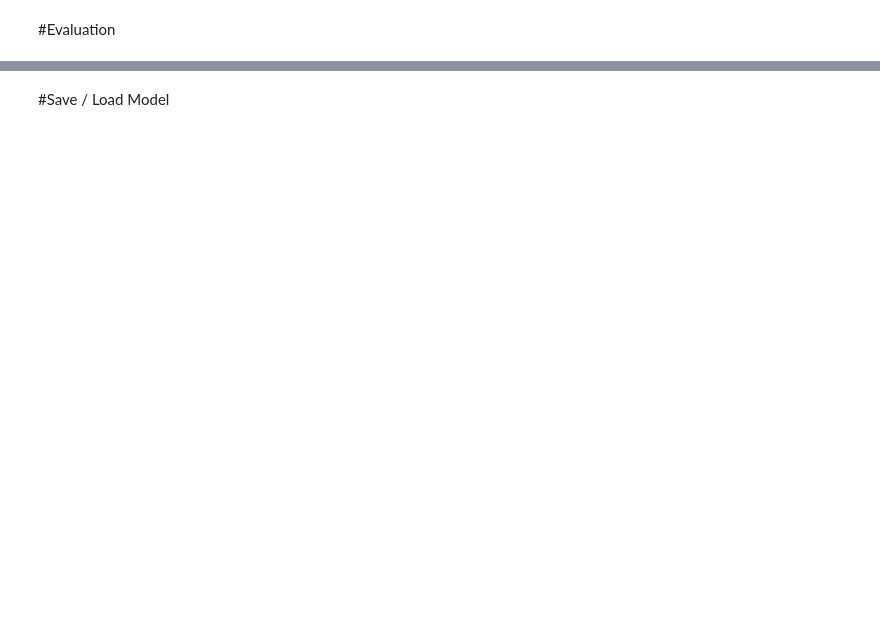
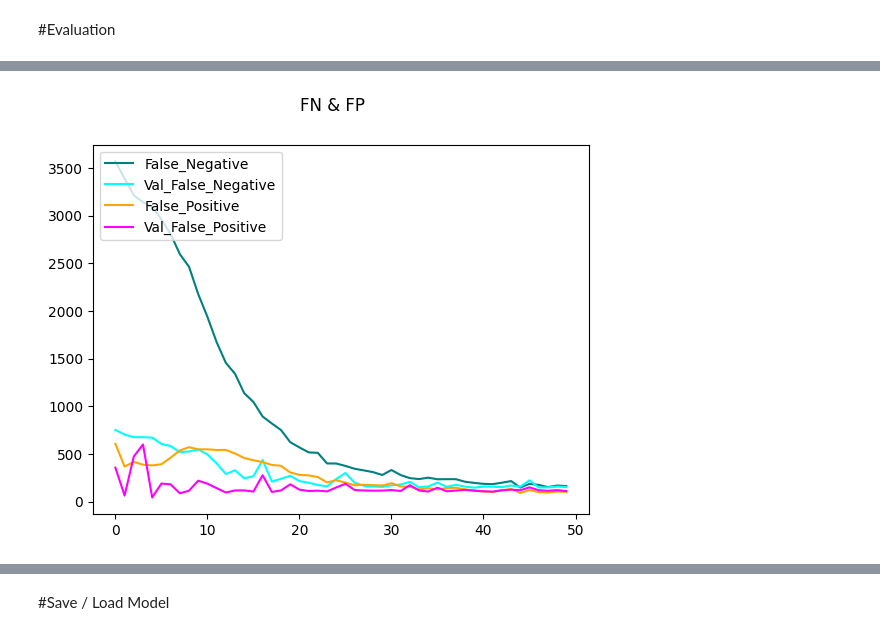
Before and after one commit to Check-Your-Skin/checkyourskin-ml_model, a Jupyter notebook: Data Preparation/HAM10000_DP.ipynb, the cells around one changed output, grey strips where cells are left out. Cells and saved outputs as stored; diff of their text form; code cells hidden in the pictures; blank space fills up the shorter version.

```diff
--- a/Data Preparation/HAM10000_DP.ipynb
+++ b/Data Preparation/HAM10000_DP.ipynb
@@ -272,3 +303,14 @@ plt.show()
+# %%
+fig = plt.figure()
+plt.plot(hist.history['false_negatives'], color='teal', label='False_Negative')
+plt.plot(hist.history['val_false_negatives'], color='cyan', label='Val_False_Negative')
+plt.plot(hist.history['false_positives'], color='orange', label='False_Positive')
+plt.plot(hist.history['val_false_positives'], color='magenta', label='Val_False_Positive')
+fig.suptitle('FN & FP')
+plt.legend(loc='upper left')
+plt.show()
+# %% [output]
+[figure, added]
 # %%
 Y_pred = model.predict(x_test)
 Y_pred = np.argmax(Y_pred,axis=1)
```
Also changed, not shown: parts of 18 cells of this notebook.
